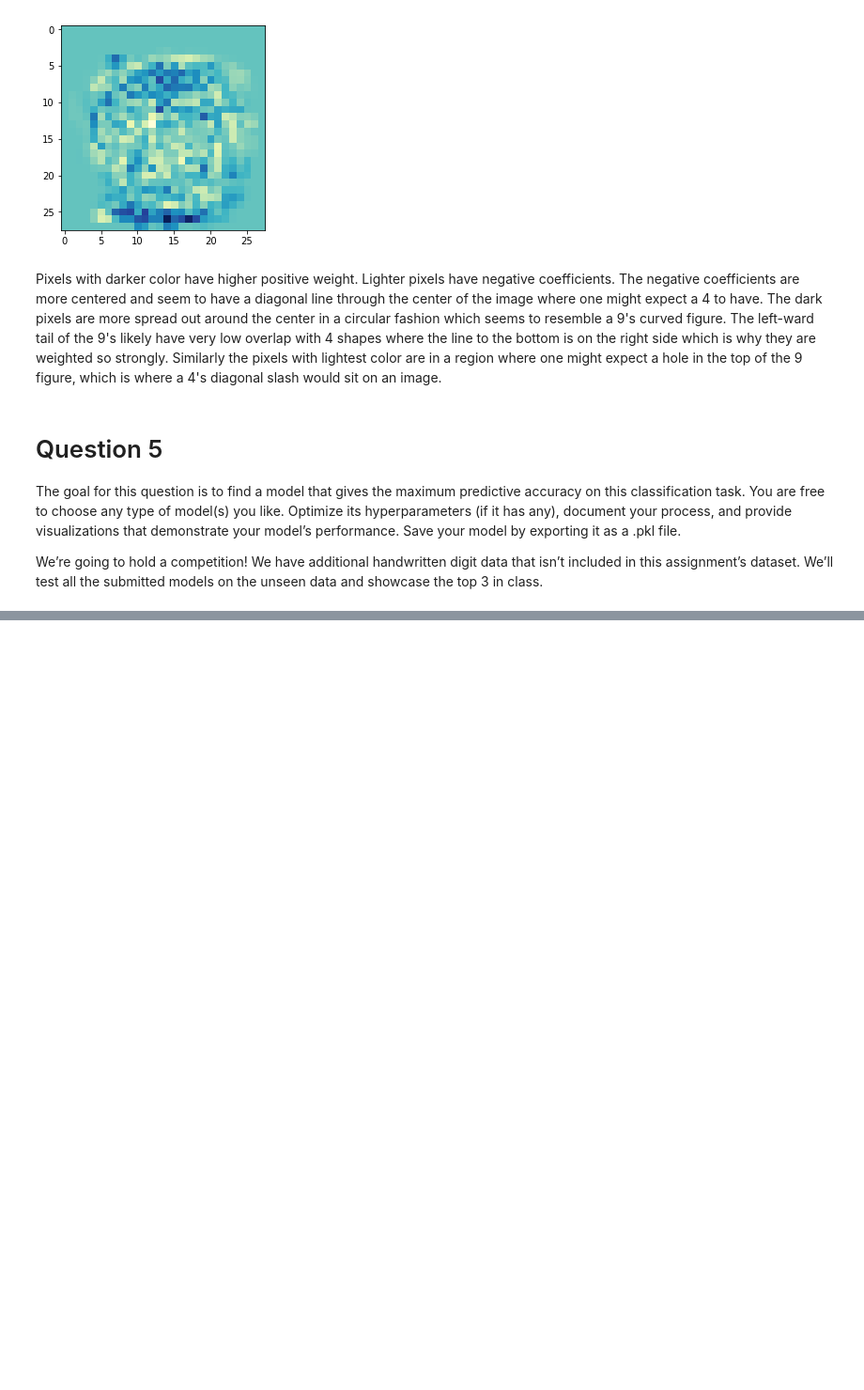
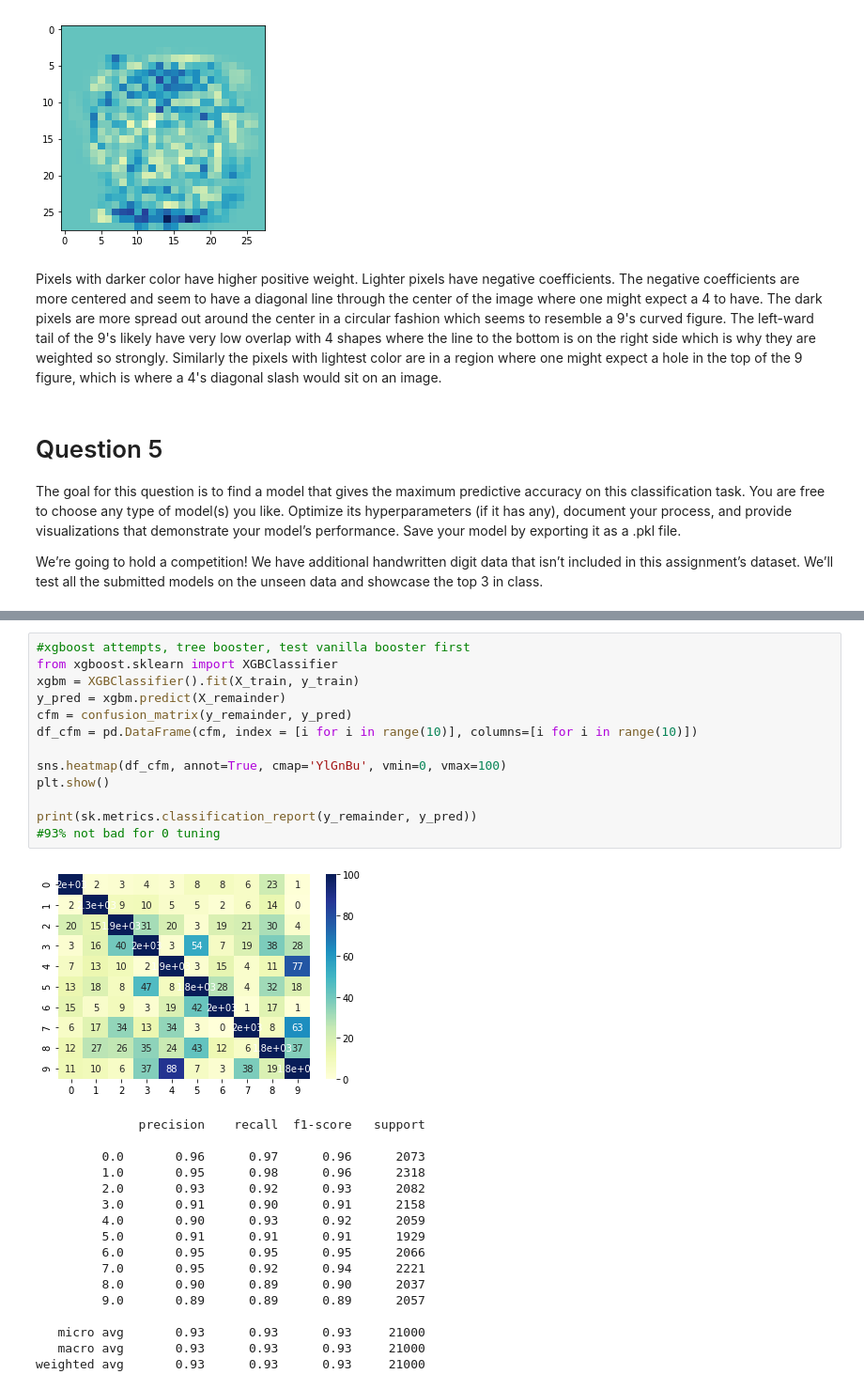
Before and after one commit to InciteG/MNIST, a Jupyter notebook: mnist.ipynb, the cells around one changed output, grey strips where cells are left out. Shown at 94% size. Drawn from its saved outputs; the diff is of its cells as text; blank space fills up the shorter version.

```diff
--- a/mnist.ipynb
+++ b/mnist.ipynb
@@ -1020,0 +1051,31 @@ joblib.dump(knnbest,'knnbest.sav')
+# %%
+#xgboost attempts, tree booster, test vanilla booster first
+from xgboost.sklearn import XGBClassifier
+xgbm = XGBClassifier().fit(X_train, y_train)
+y_pred = xgbm.predict(X_remainder)
+cfm = confusion_matrix(y_remainder, y_pred)
+df_cfm = pd.DataFrame(cfm, index = [i for i in range(10)], columns=[i for i in range(10)])
+
+sns.heatmap(df_cfm, annot=True, cmap='YlGnBu', vmin=0, vmax=100)
+plt.show()
+
+print(sk.metrics.classification_report(y_remainder, y_pred))
+#93% not bad for 0 tuning
+# %% [output]
+[figure, added]
+              precision    recall  f1-score   support
+
+         0.0       0.96      0.97      0.96      2073
+         1.0       0.95      0.98      0.96      2318
+         2.0       0.93      0.92      0.93      2082
+         3.0       0.91      0.90      0.91      2158
+         4.0       0.90      0.93      0.92      2059
+         5.0       0.91      0.91      0.91      1929
+         6.0       0.95      0.95      0.95      2066
+         7.0       0.95      0.92      0.94      2221
+         8.0       0.90      0.89      0.90      2037
+         9.0       0.89      0.89      0.89      2057
+
+   micro avg       0.93      0.93      0.93     21000
+   macro avg       0.93      0.93      0.93     21000
+weighted avg       0.93      0.93      0.93     21000
```
Also changed, not shown: parts of 16 cells of this notebook, 3 other files.
